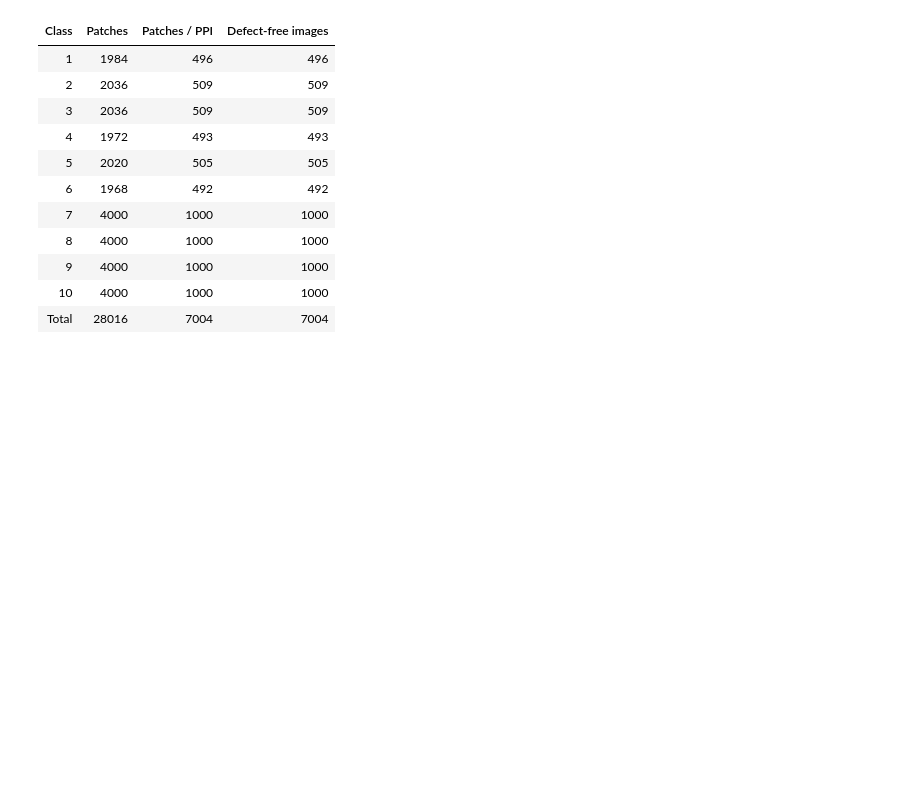
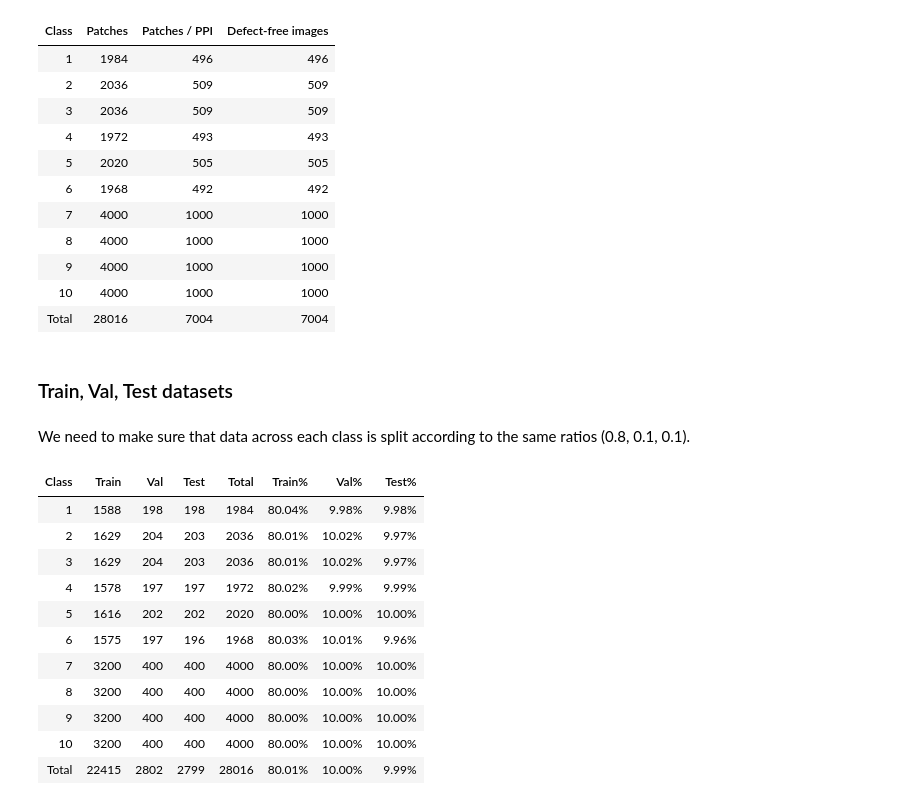
Before and after one commit to popastefan10/DeepAD, a Jupyter notebook: notebooks/datasets.ipynb, the cells around one changed output. Cells and saved outputs as stored; diff of their text form; code cells hidden in the pictures; blank space fills up the shorter version.

Commit message:
Split patches dataset into train, test, val

```diff
--- a/notebooks/datasets.ipynb
+++ b/notebooks/datasets.ipynb
@@ -243,3 +246,46 @@ display(class_statistics_df.style.hide())
 | 9 | 4000 | 1000 | 1000 |
 | 10 | 4000 | 1000 | 1000 |
 | Total | 28016 | 7004 | 7004 |
+# %% [markdown]
+### Train, Val, Test datasets
+# %%
+train_dataset, val_dataset, test_dataset = dagm_patch_get_splits(config)
+
+# Get classes of the images found in each dataset
+train_classes = [cls for _, cls in train_dataset]
+val_classes = [cls for _, cls in val_dataset]
+test_classes = [cls for _, cls in test_dataset]
+# %% [markdown]
+We need to make sure that data across each class is split according to the same ratios (0.8, 0.1, 0.1).
+# %%
+df = pd.DataFrame(columns=["Class", "Train", "Val", "Test", "Total", "Train%", "Val%", "Test%"])
+df["Class"] = DAGMDataset.all_classes
+df["Train"] = [train_classes.count(cls) for cls in DAGMDataset.all_classes]
+df["Val"] = [val_classes.count(cls) for cls in DAGMDataset.all_classes]
+df["Test"] = [test_classes.count(cls) for cls in DAGMDataset.all_classes]
+df.loc[len(df)] = {
+    "Class": "Total",
+    "Train": df["Train"].sum(),
+    "Val": df["Val"].sum(),
+    "Test": df["Test"].sum(),
+}
+
+df["Total"] = df.apply(lambda row: row["Train"] + row["Val"] + row["Test"], axis=1)
+df["Train%"] = df.apply(lambda row: f"{100 * row["Train"] / row["Total"]:.2f}%", axis=1)
+df["Val%"] = df.apply(lambda row: f"{100 * row["Val"] / row["Total"]:.2f}%", axis=1)
+df["Test%"] = df.apply(lambda row: f"{100 * row["Test"] / row["Total"]:.2f}%", axis=1)
+
+display(df.style.hide())
+# %% [output]
+| Class | Train | Val | Test | Total | Train% | Val% | Test% |
+| 1 | 1588 | 198 | 198 | 1984 | 80.04% | 9.98% | 9.98% |
+| 2 | 1629 | 204 | 203 | 2036 | 80.01% | 10.02% | 9.97% |
+| 3 | 1629 | 204 | 203 | 2036 | 80.01% | 10.02% | 9.97% |
+| 4 | 1578 | 197 | 197 | 1972 | 80.02% | 9.99% | 9.99% |
+| 5 | 1616 | 202 | 202 | 2020 | 80.00% | 10.00% | 10.00% |
+| 6 | 1575 | 197 | 196 | 1968 | 80.03% | 10.01% | 9.96% |
+| 7 | 3200 | 400 | 400 | 4000 | 80.00% | 10.00% | 10.00% |
+| 8 | 3200 | 400 | 400 | 4000 | 80.00% | 10.00% | 10.00% |
+| 9 | 3200 | 400 | 400 | 4000 | 80.00% | 10.00% | 10.00% |
+| 10 | 3200 | 400 | 400 | 4000 | 80.00% | 10.00% | 10.00% |
+| Total | 22415 | 2802 | 2799 | 28016 | 80.01% | 10.00% | 9.99% |
```
Also changed, not shown: parts of 4 cells of this notebook, 1 other file.
